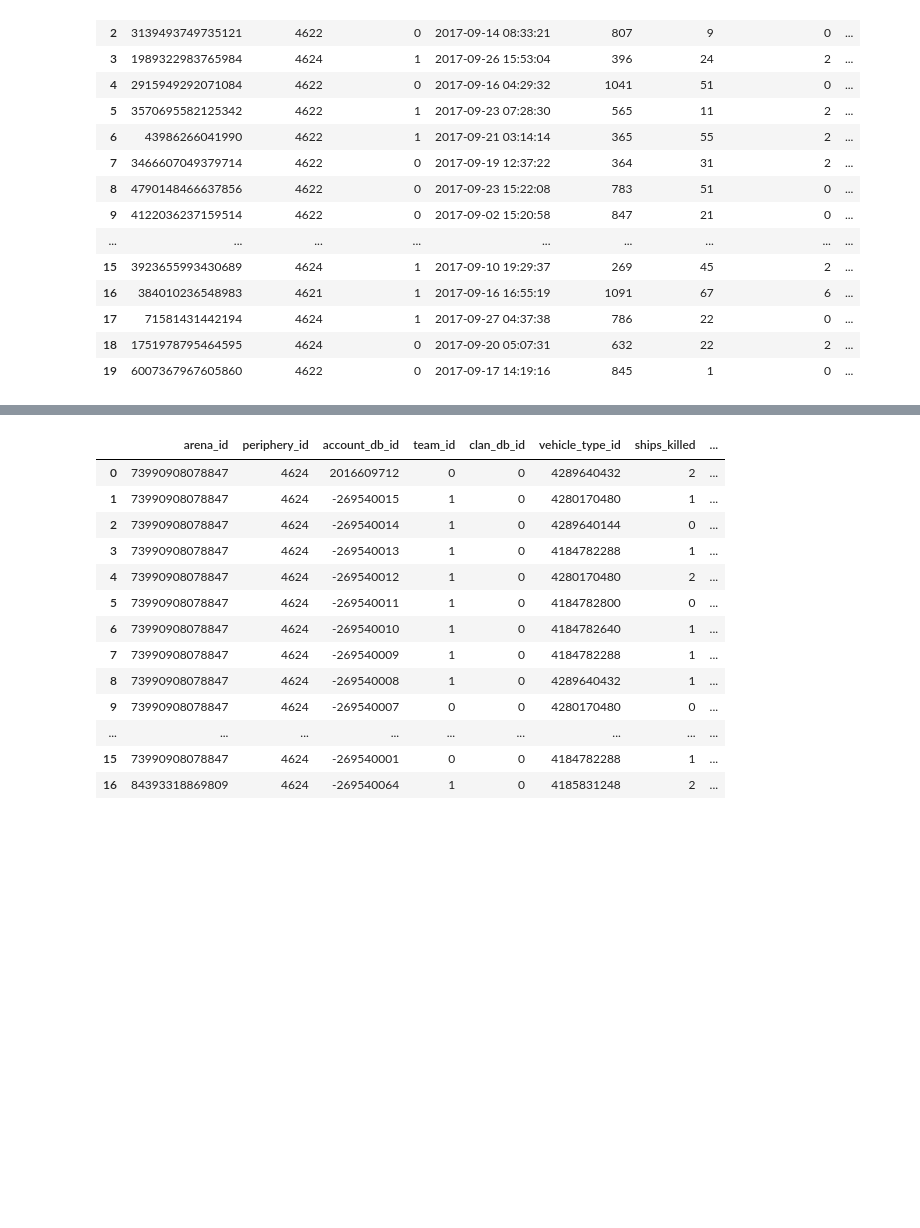
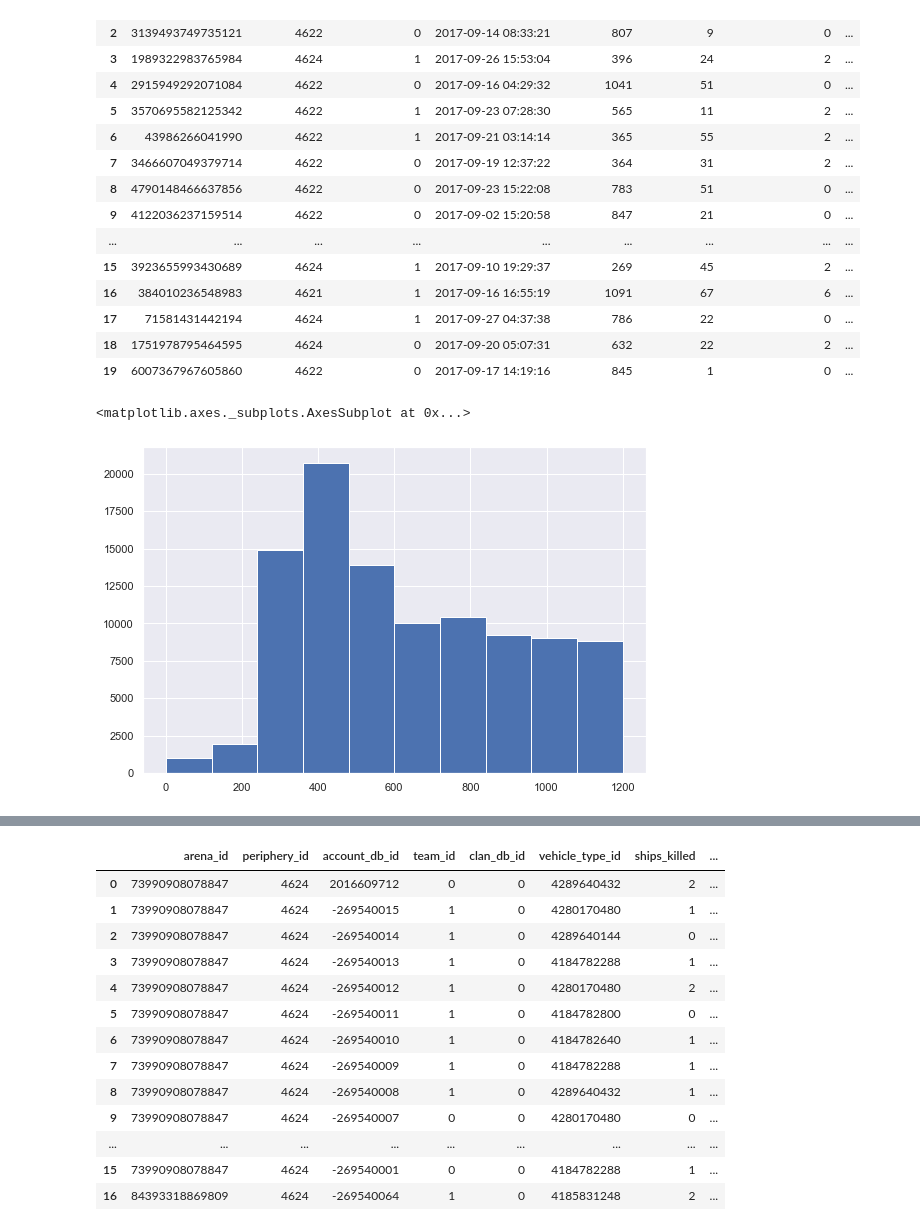
Before and after one commit to VladBorisof/task_wow, a Jupyter notebook: task_wow.ipynb, the cells around one changed output, grey strips where cells are left out. Cells and saved outputs as stored; diff of their text form; code cells hidden in the pictures; blank space fills up the shorter version.

```diff
--- a/task_wow.ipynb
+++ b/task_wow.ipynb
@@ -27,3 +31,8 @@ df_arenas.head(20)
 | 17 | 71581431442194 | 4624 | 1 | 2017-09-27 04:37:38 | 786 | 22 | 0 | ... |
 | 18 | 1751978795464595 | 4624 | 0 | 2017-09-20 05:07:31 | 632 | 22 | 2 | ... |
 | 19 | 6007367967605860 | 4622 | 0 | 2017-09-17 14:19:16 | 845 | 1 | 0 | ... |
+# %%
+df_arenas.duration_sec.hist()
+# %% [output]
+<matplotlib.axes._subplots.AxesSubplot at 0x...>
+[figure, added]
```
Also changed, not shown: parts of 12 cells of this notebook.
